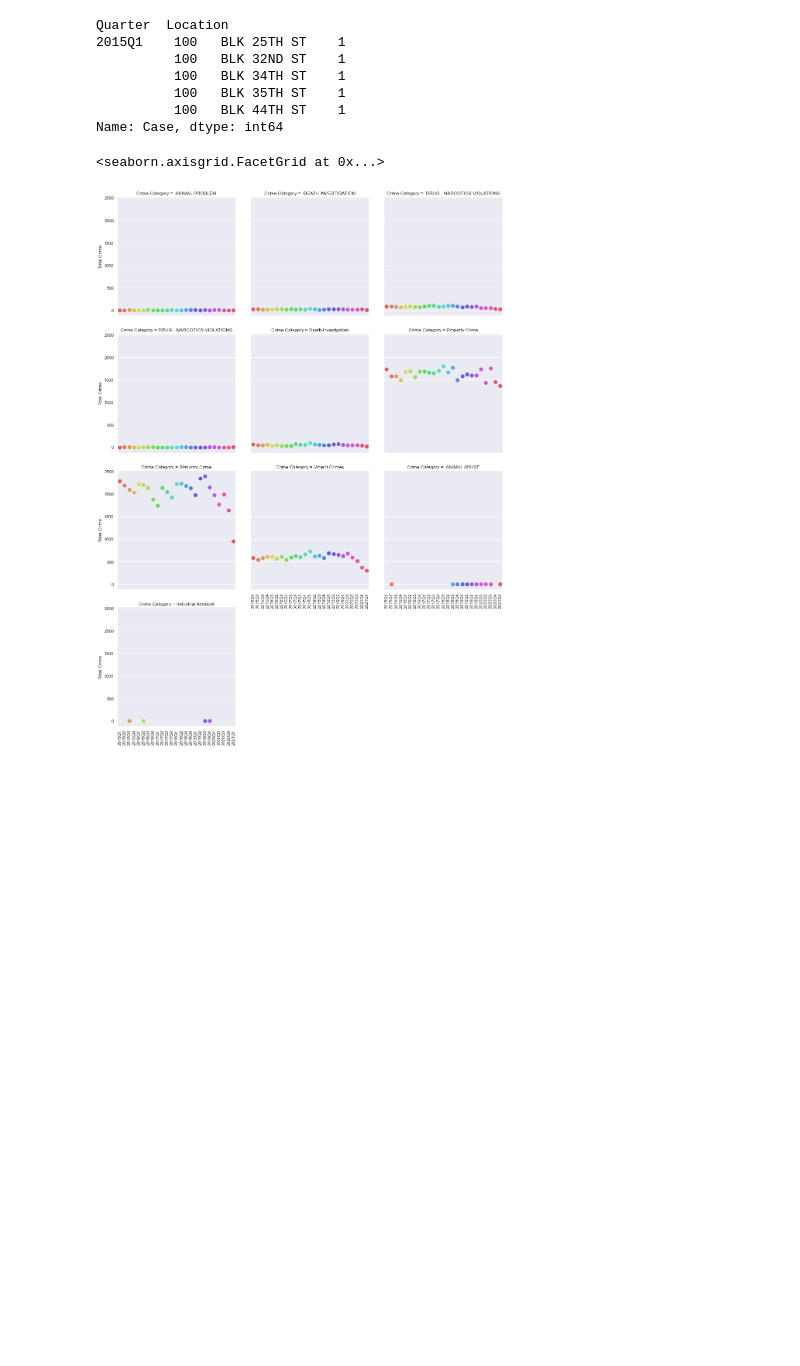
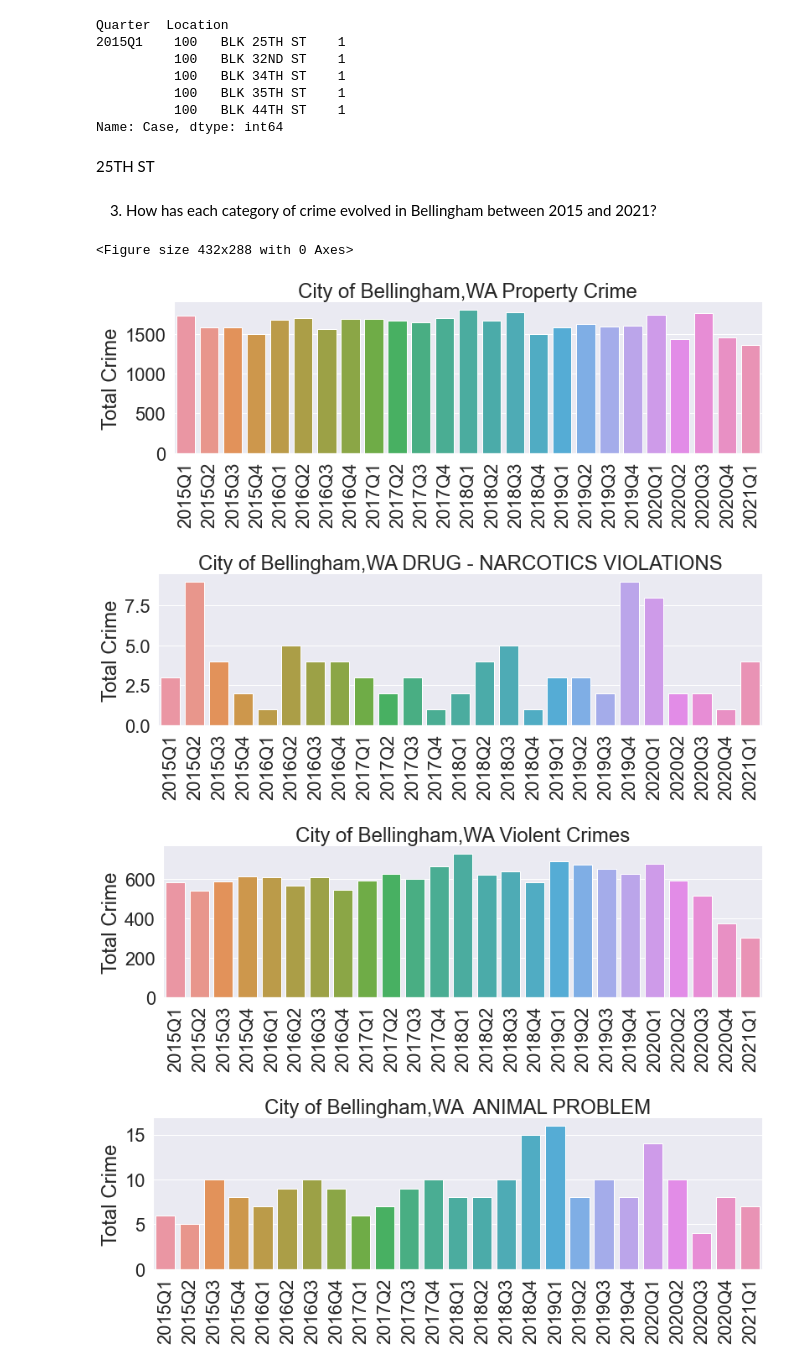
Before and after one commit to varunr89/cov2_crime_housing, a Jupyter notebook: notebooks/CrimeData_EDA.ipynb, the cells around one changed output. Cells and saved outputs as stored; diff of their text form; code cells hidden in the pictures; blank space fills up the shorter version.

```diff
--- a/notebooks/CrimeData_EDA.ipynb
+++ b/notebooks/CrimeData_EDA.ipynb
@@ -104,15 +106,29 @@ Quarter  Location
           100   BLK 35TH ST    1
           100   BLK 44TH ST    1
 Name: Case, dtype: int64
+# %% [markdown]
+25TH ST
+# %% [markdown]
+3. How has each category of crime evolved in Bellingham between 2015 and 2021?
 # %%
 data_crimecat_grouped=data.groupby(['Quarter','Crime Category'])['Case'].count().reset_index()
-# %%
-sns.set(font_scale=10)
-sns.set_style("darkgrid")
-sns.set(rc={'figure.figsize':(11.7,8.27)})
-chart = sns.catplot(x='Quarter', y='Case', col='Crime Category', data=data_crimecat_grouped, kind='swarm', height=5, aspect=1, legend=True,palette='hls',col_wrap = 3,s=10)
-chart.set_xticklabels(rotation=90)
-chart.set_axis_labels("","Total Crime")
-# %% [output]
-<seaborn.axisgrid.FacetGrid at 0x...>
-[figure, removed]
+# %%
+data_crimecat_grouped
+categories=data_crimecat_grouped['Crime Category'].value_counts().index
+# %%
+import matplotlib.pyplot as plt
+
+for i, category in enumerate(categories):
+    plt.figure(i)
+    sns.set(font_scale=2)
+    df = data_crimecat_grouped[data_crimecat_grouped['Crime Category']==category]
+    chart = sns.catplot(x='Quarter', y='Case', kind="bar", data=df,height=4, aspect=3)
+    plt.title('City of Bellingham,WA '+ category, size=24)
+    chart.set_xticklabels(rotation=90)
+    chart.set_axis_labels("","Total Crime")
+# %% [output]
+<Figure size 432x288 with 0 Axes>
+[figure, added]
+[figure, added]
+[figure, added]
+[figure, added]
```
Also changed, not shown: parts of 9 cells of this notebook, 1 other file.
